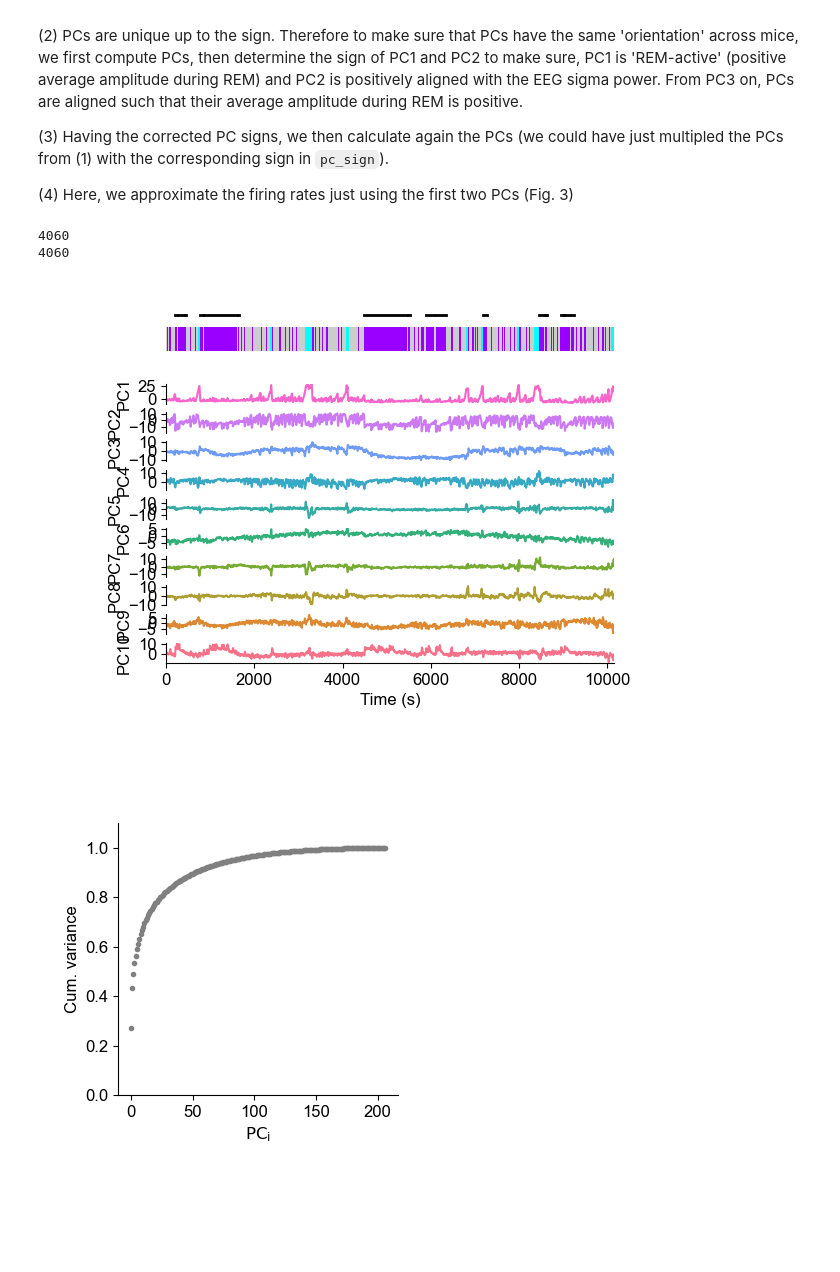
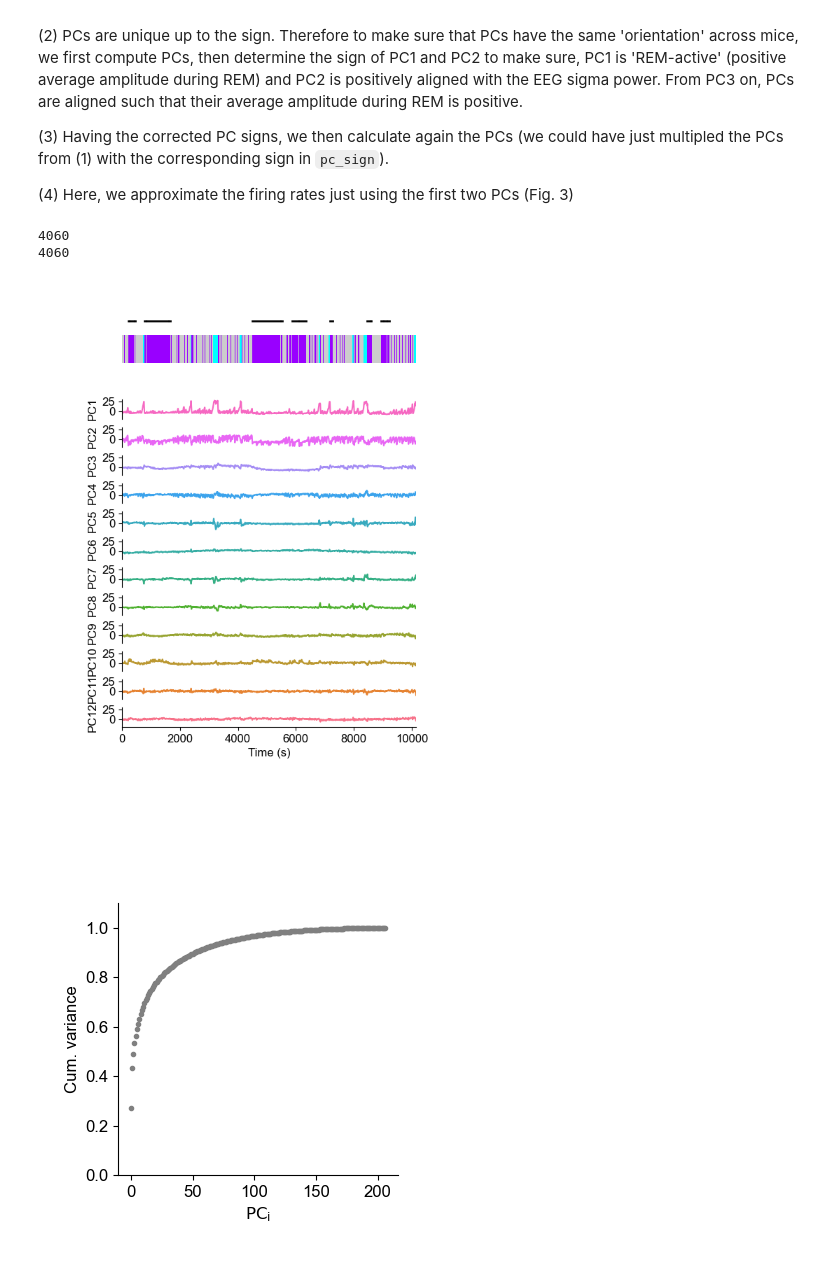
Before and after one commit to tortugar/Npx, a Jupyter notebook: basic_analysis_howto.ipynb, the cells around one changed output. Drawn from its saved outputs; the diff is of its cells as text; code cells hidden in the pictures; blank space fills up the shorter version.

```diff
--- a/basic_analysis_howto.ipynb
+++ b/basic_analysis_howto.ipynb
@@ -120,34 +125,42 @@ first compute PCs, then determine the sign of PC1 and PC2 to make sure, PC1 is '
 # %%
 # Detrend data?
 # this can help if there's a slow 'linear' drift, shared by all units.
 detrend = True
 # show the first `ndim` PCs
-ndim = 10
+ndim = 12
 # z-score firing rates?
 pzscore = True
 
 # (1)
 PC_tmp, V, Vh, idx = nx.sleep_components(units, M, ndim=ndim, nsmooth=nsmooth, wake_dur=60,
                                          pzscore=pzscore, wake_break=20, pc_sign=np.ones((ndim,)),
                                          kcuts=kcut, detrend=detrend,
                                          mouse=mouse, config_file=config_file, pplot=False)
 # (2)
 # get corrected pc_sign
 pc_sign = nx.align_pcsign(PC_tmp, mouse, config_file=config_file, kcuts=kcut)
 
 # (3)
 # and then run again nx.sleep_components with the corrected parameters for pc_sign
+sleepy.set_fontsize(12)
 PC, V, Vh, idx = nx.sleep_components(units, M, ndim=ndim, nsmooth=nsmooth, wake_dur=60,
                                      pc_sign=pc_sign, pzscore=pzscore, wake_break=20,
-                                     kcuts=kcut, detrend=detrend, ylim=[], mouse=mouse, config_file=config_file, pplot=True)
+                                     kcuts=kcut, detrend=detrend, ylim=[-20, 30], mouse=mouse,
+                                     config_file=config_file, pplot=True, collapse=False)
+
+fig_nums = plt.get_fignums()
+# get the first of the two figures:
+first_fig = plt.figure(fig_nums[-2])
+first_fig.set_size_inches(6, 8)
+first_fig.canvas.draw()
 
 # (4)
 # reconstruction of firing rates using PCs
 C, df_coeff, _, _ = nx.pc_reconstruction2(units, cell_info, time_idx=idx, ndim=2, nsmooth=nsmooth,
                                     pnorm=False, pzscore=True, pearson=True,
                                     pc_sign=pc_sign[0:2], kcuts=kcut, detrend=detrend, pplot=False, sign_plot=False)
 # %% [output]
 4060
 4060
-[figure, old version]
+[figure, new version]
 [figure]
```
Also changed, not shown: parts of 17 cells of this notebook.
